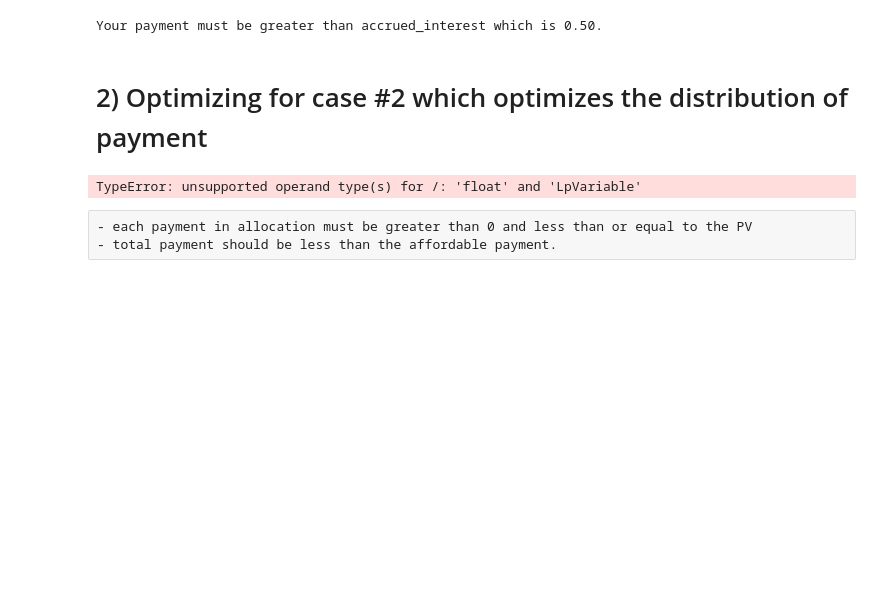
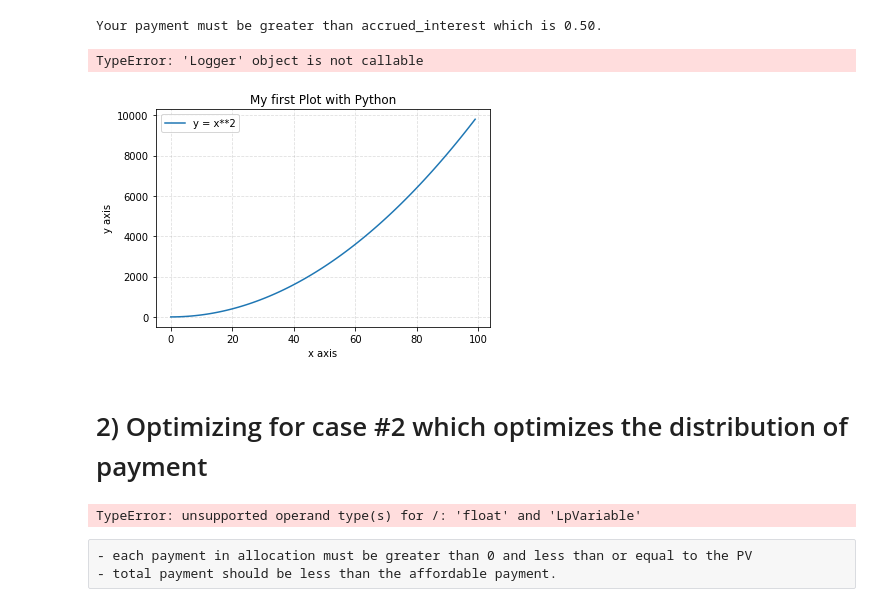
Before and after one commit to YT-Hwang/Optimization---Loan-Repayment, a Jupyter notebook: Scratch Paper-Copy1.ipynb, the cells around one changed output. Saved outputs shown, nothing was run; the diff lists cells and outputs as text; code cells hidden in the pictures; blank space fills up the shorter version.

```diff
--- a/Scratch Paper-Copy1.ipynb
+++ b/Scratch Paper-Copy1.ipynb
@@ -151,6 +147,50 @@ def how_long(PV, APR, PMT):
 how_long(100, 6, 10)
 # %% [output]
 Your payment must be greater than accrued_interest which is 0.50.
+# %%
+P1 = 300
+I1 = 1/200
+m1 = 20
+
+P2 = 2000
+I2 = 1/300
+m2 = 50
+
+X = np.array(range(100))
+Y = np.array(range(100))
+
+z = (-(log(1-((P1*I1)/X)))/log(1+I1)) + (-(log(1-((P2*I2)/Y)))/log(1+I2))
+# %% [output]
+TypeError: 'Logger' object is not callable
+# %%
+# Import our modules that we are using
+import matplotlib.pyplot as plt
+import numpy as np
+
+# Create the vectors X and Y
+x = np.array(range(100))
+y = x ** 2
+
+# Create the plot
+plt.plot(x,y,label='y = x**2')
+
+# Add a title
+plt.title('My first Plot with Python')
+
+# Add X and y Label
+plt.xlabel('x axis')
+plt.ylabel('y axis')
+
+# Add a grid
+plt.grid(alpha=.4,linestyle='--')
+
+# Add a Legend
+plt.legend()
+
+# Show the plot
+plt.show()
+# %% [output]
+[figure, added]
 # %% [markdown]
 # 2) Optimizing for case #2 which optimizes the distribution of payment
 # %%
```
Also changed, not shown: parts of 4 cells of this notebook.
